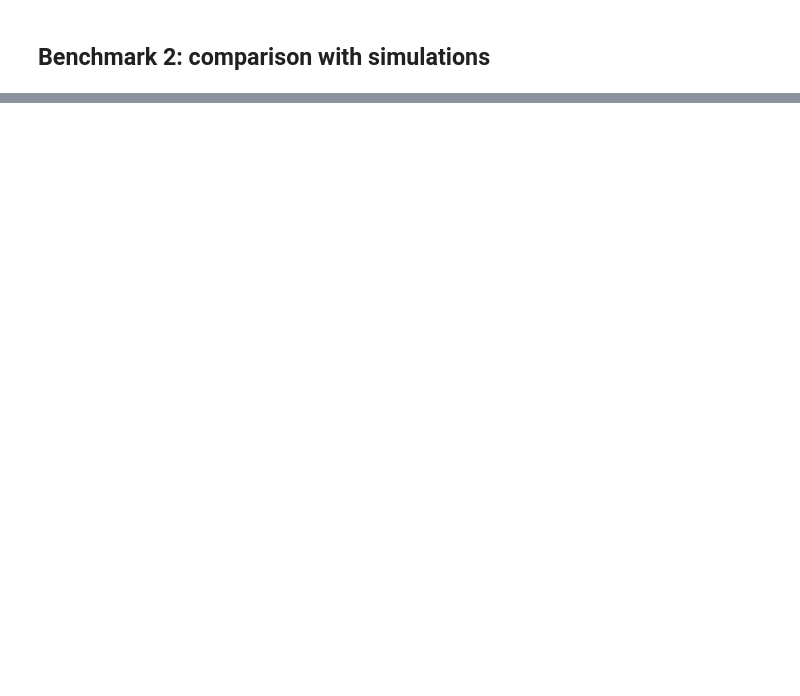
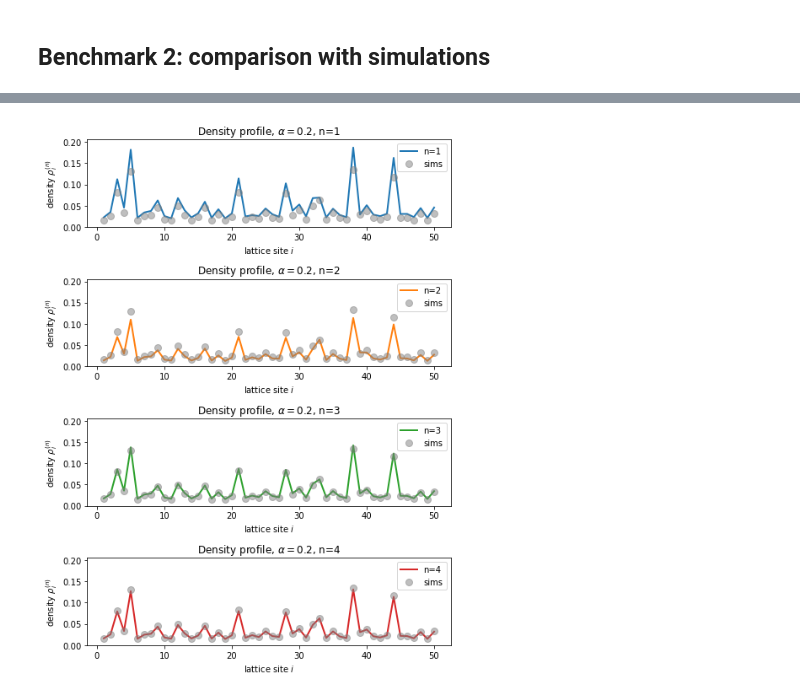
Before and after one commit to ExclusionProcess-tools/TASEPy, a Jupyter notebook: benchmarks_TASEPy.ipynb, the cells around one changed output, grey strips where cells are left out. Cells and saved outputs as stored; diff of their text form; code cells hidden in the pictures; blank space fills up the shorter version.

```diff
--- a/benchmarks_TASEPy.ipynb
+++ b/benchmarks_TASEPy.ipynb
@@ -572,0 +572,30 @@ Order  4 %error =  0.8261686657981946
+# %%
+n_values = range(1,K+1)
+
+maxrho = max([max(x) for x in profile_TASEPy]) # maximum density need to set the y-axis range
+
+# Create a figure with K subplots, arranged in K rows and 1 columns
+fig, axs = plt.subplots(K, 1, figsize=(7, K*(7/3)), sharex=False, sharey=True)
+
+sites = [x + 1 for x in range(L)]
+
+for i, n in enumerate(n_values):
+    ax = axs[i]  # Select the current subplot
+
+    ax.plot(sites, profile_TASEPy[n], linewidth=2, label=f'n={n}', color='C{}'.format(i), linestyle='-')
+    ax.plot(sites, profile_simulations, 'o', label='sims' , color='gray', ms = 8, alpha=0.5)
+
+    ax.set_ylim(0,1.1*maxrho)
+
+    ax.set_xlabel(r'lattice site $i$', fontsize=10)
+    ax.set_ylabel(r'density $\rho_{i}^{(n)}$', fontsize=10)
+    ax.set_title(r'Density profile, $\alpha = $' + str(alpha) + f', n={n}', fontsize=12)
+
+    ax.legend(loc='upper right')
+
+# Adjust the space between subplots to prevent labels from overlapping
+plt.tight_layout()
+
+plt.show()
+# %% [output]
+[figure, added]
```
Also changed, not shown: parts of 34 cells of this notebook, 3 other files.
